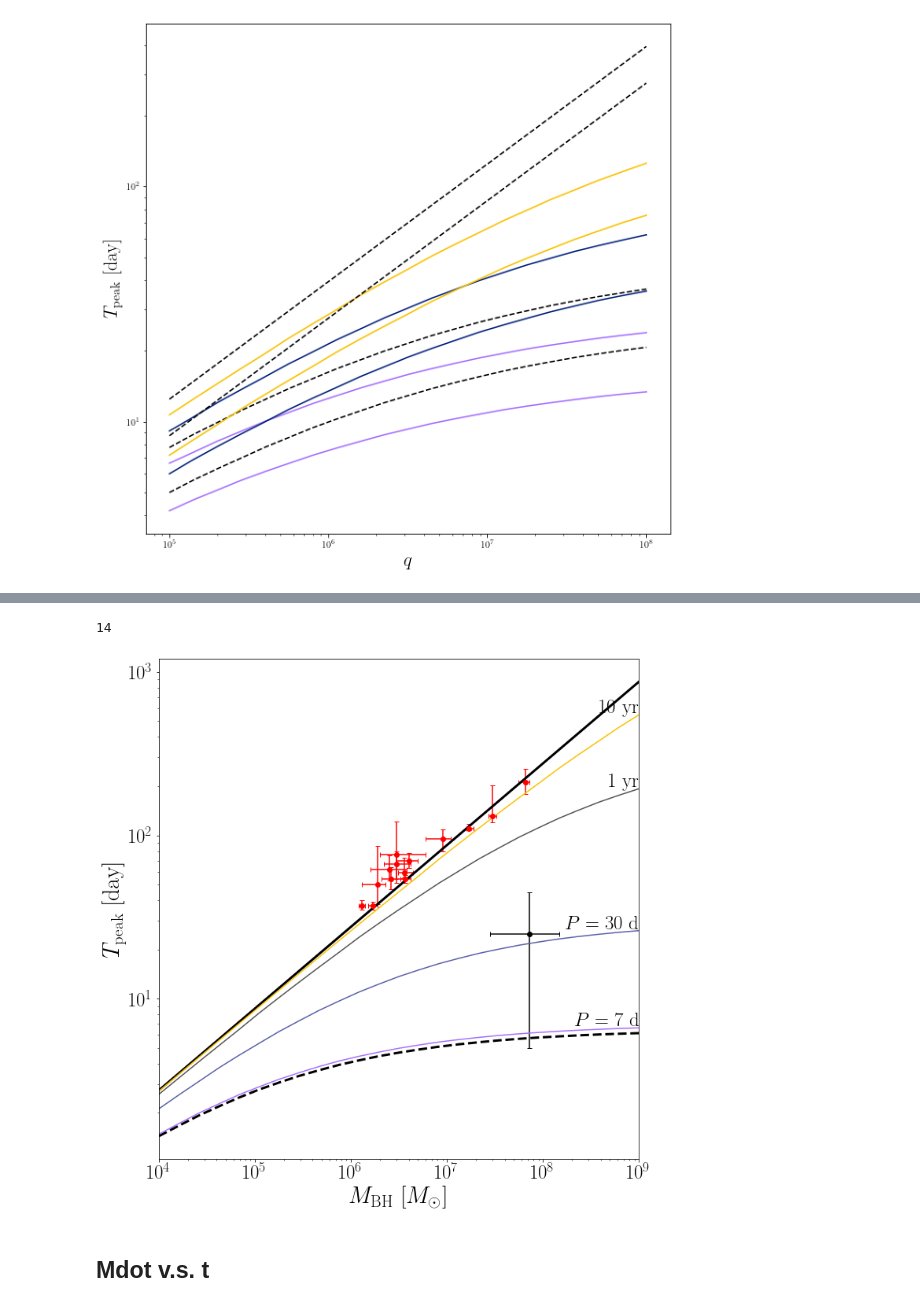
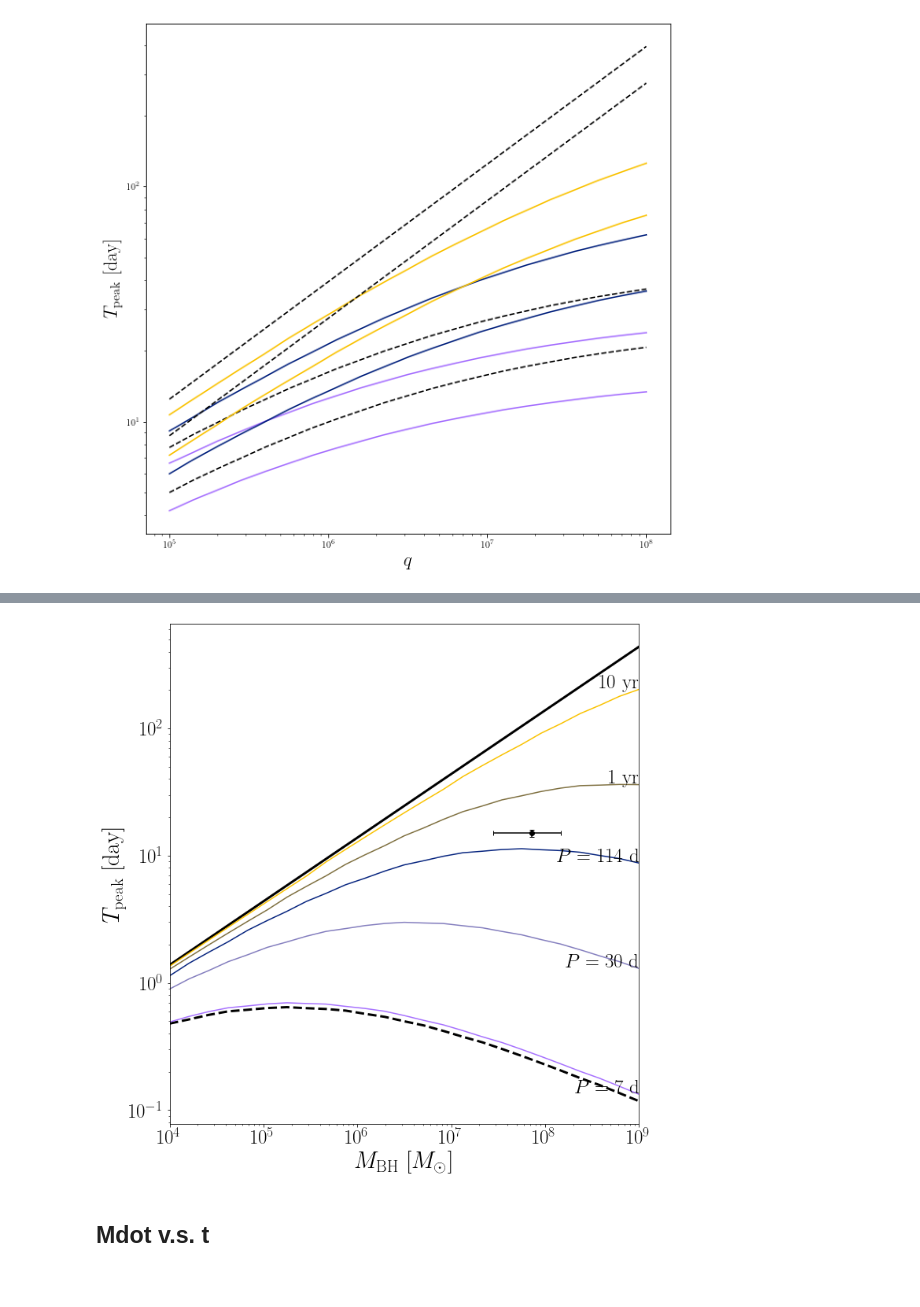
Before and after one commit to slowdivePTG/ASASSN-14ko, a Jupyter notebook: YT_Visualization/Phase Space.ipynb, the cells around one changed output, grey strips where cells are left out. Drawn from its saved outputs; the diff is of its cells as text; code cells hidden in the pictures.

Commit message:
Test tfallback

```diff
--- a/YT_Visualization/Phase Space.ipynb
+++ b/YT_Visualization/Phase Space.ipynb
@@ -103,0 +137,19 @@ Text(0, 0.5, '$T_\\mathrm{peak}\\ \\mathrm{[day]}$')
+# %%
+Ecc_range = 1 - np.logspace(-1, -4, 20)
+color = ['r', 'g', 'b']
+for k, f in enumerate(files):
+    tf, tfa = [], []
+    P = []
+    for Ecc in Ecc_range:
+        tde = TDE(Ecc=Ecc, file=f, beta=float(f[:3]), q=1e6)
+        dmdt_Ecc = tde.dmdt
+        P = np.append(P, tde.Period)
+        tf = np.append(tf, tde.Tpeak)
+        tfa = np.append(tfa, tde.Tfallback_analyt)
+    plt.plot(P, tf, label=f[:3], color=color[k])
+    plt.plot(P, tfa, color=color[k], linestyle='--')
+plt.legend()
+#plt.yscale('log')
+plt.xscale('log')
+plt.xlabel('$\mathrm{Period\ [day]}$')
+plt.ylabel('$T_\mathrm{peak}\ \mathrm{[day]}$')
@@ -174,18 +306,14 @@ AStpelo = 20
 # %%
-M_tpeak = Table.read('M_tpeak.csv')
-print(len(M_tpeak))
-Mherr = np.array([-M_tpeak['Mhe-'], M_tpeak['Mhe+']]) * 1e6
-tperr = np.array([-M_tpeak['tpe-'], M_tpeak['tpe+']])
+#ASASSN14ko
+ASMh = 10**7.86
+ASMheup = 10**(7.86 + 0.31) - ASMh
+ASMhelo = ASMh - 10**(7.86 - 0.41)
+
+AStp = 15
+AStpeup = 1
+AStpelo = 1
 
 plt.figure(figsize=(10, 10))
-
-plt.errorbar(M_tpeak['Mh'] * 1e6,
-             M_tpeak['tp'],
-             xerr=Mherr,
-             yerr=tperr,
-             fmt='o',
-             capsize=3,
-             color='r')
 
 plt.errorbar(ASMh,
              AStp,
@@ -197,48 +325,47 @@ plt.errorbar(ASMh,
 
 q_range = np.logspace(4, 9, 25)
 tde0 = [TDE(q=q, file='1.000.dat') for q in q_range]
-plt.loglog(q_range, [tde.Tpeak for tde in tde0], color='k', linewidth=3)
+plt.loglog(q_range, [tde.Tpeak0 for tde in tde0], color='k', linewidth=3)
 tde_cri = [TDE(q=q, Ecc=e_cri_5, file='1.000.dat') for q in q_range]
-plt.loglog(q_range, [tde.Tpeak for tde in tde_cri],
+plt.loglog(q_range, [tde.Tpeak0 for tde in tde_cri],
            color='k',
            linestyle='--',
            linewidth=3)
 
-P_range = np.array([7, 30, 365.25, 3652.5]) * u.day
+P_range = np.array([7, 30, 114, 365.25, 3652.5]) * u.day
 Ecc = P2Ecc(P_range)
 
-cmap = cm.get_cmap('Haze', 4)
+cmap = cm.get_cmap('Haze', 5)
 
-S = [None, None, '$1\ \mathrm{yr}$', '$10\ \mathrm{yr}$']
+S = [None, None, None, '$1\ \mathrm{yr}$', '$10\ \mathrm{yr}$']
 
 for level, ecc in enumerate(Ecc):
     tde_temp = [TDE(q=q, Ecc=ecc, file='1.000.dat') for q in q_range]
-    plt.loglog(q_range, [tde.Tpeak for tde in tde_temp], color=cmap(level))
+    plt.loglog(q_range, [tde.Tpeak0 for tde in tde_temp], color=cmap(level))
     if S[level] == None:
         s = '$P={:.0f}$'.format(P_range[level].v) + '$\ \mathrm{d}$'
     else:
         s = S[level]
     plt.text(x=q_range[-1] * 1.03,
-             y=tde_temp[-1].Tpeak * 1.03,
+             y=tde_temp[-1].Tpeak0 * 1.03,
              s=s,
              fontsize=25,
              ha='right')
     '''Tpeak_ratio_analyt_temp = (((1 - ecc) / 2 + q_range**(-1 / 3)) /
                                ((1 - ecc) / 2 + q_range[0]**(-1 / 3)))**(-3 /
                                                                          2)
     plt.loglog(q_range,
                tde_temp[0].Tpeak * Tpeak_ratio_analyt_temp,
                color=cmap(level),
                linestyle=':')'''
 plt.xlim(1e4, 1e9)
 plt.ylabel('$T_\mathrm{peak}\ \mathrm{[day]}$', fontsize=30)
 plt.xlabel('$M_\mathrm{BH}\ [M_\odot]$', fontsize=30)
 plt.gca().tick_params(labelsize=25)
 plt.tight_layout()
-plt.savefig('Tp_q.pdf', bbox_inches='tight')
+#plt.savefig('Tp_q.pdf', bbox_inches='tight')
 # %% [output]
-14
-[figure, old version]
+[figure, new version]
 # %% [markdown]
 ## Mdot v.s. t
 # %%
```
Also changed, not shown: parts of 6 cells of this notebook, 1 other file.
